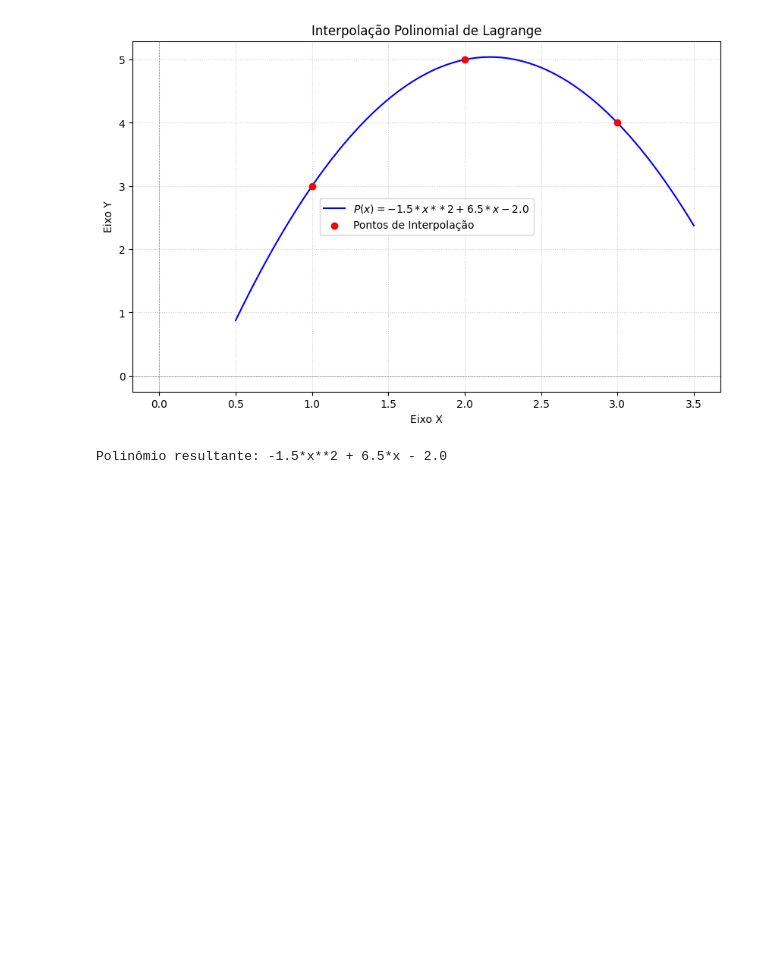
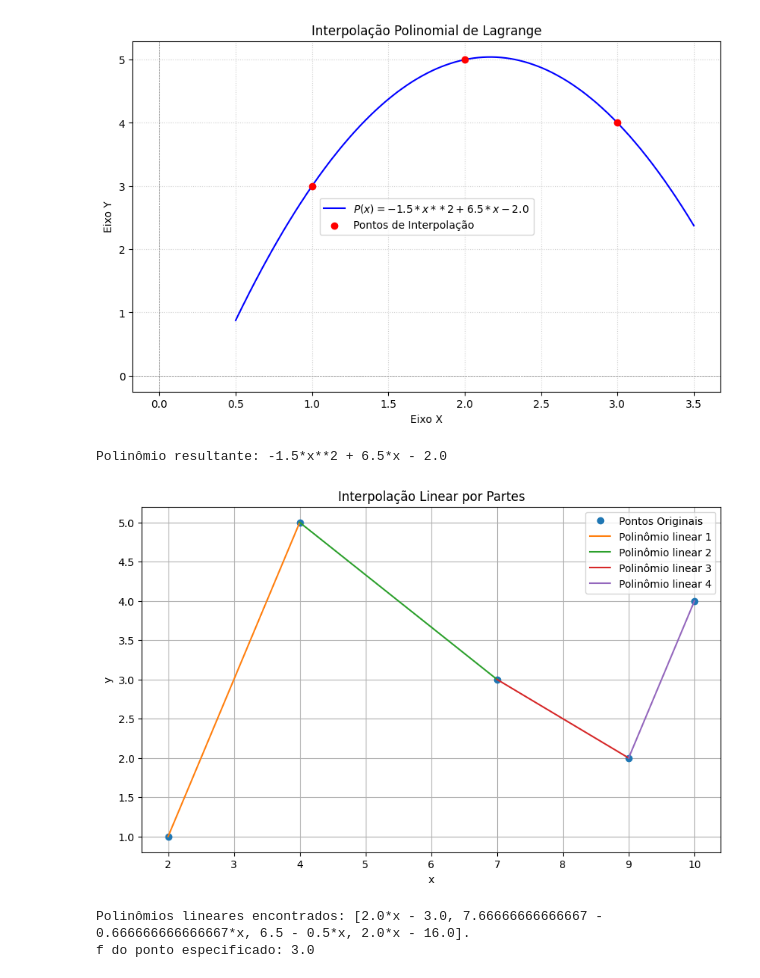
Before and after one commit to Mateus-Band/CB2325NumericaG07, a Jupyter notebook: notebooks_demos/interpolacao_demo.ipynb, the cells around one changed output. Cells and saved outputs as stored; diff of their text form; code cells hidden in the pictures; blank space fills up the shorter version.

```diff
--- a/notebooks_demos/interpolacao_demo.ipynb
+++ b/notebooks_demos/interpolacao_demo.ipynb
@@ -47,3 +47,13 @@ Plotando o gráfico...
 [figure]
 [figure]
 Polinômio resultante: -1.5*x**2 + 6.5*x - 2.0
+# %%
+x = [2, 4, 10, 9, 7]
+y = [1, 5, 4, 2, 3]
+pols, y = interpolacao_linear_por_partes(x, y, True, 3)
+
+print(f'Polinômios lineares encontrados: {pols}. \nf do ponto especificado: {y}')
+# %% [output]
+[figure, added]
+Polinômios lineares encontrados: [2.0*x - 3.0, 7.66666666666667 - 0.666666666666667*x, 6.5 - 0.5*x, 2.0*x - 16.0].
+f do ponto especificado: 3.0
```
Also changed, not shown: parts of 2 cells of this notebook, 2 other files.
